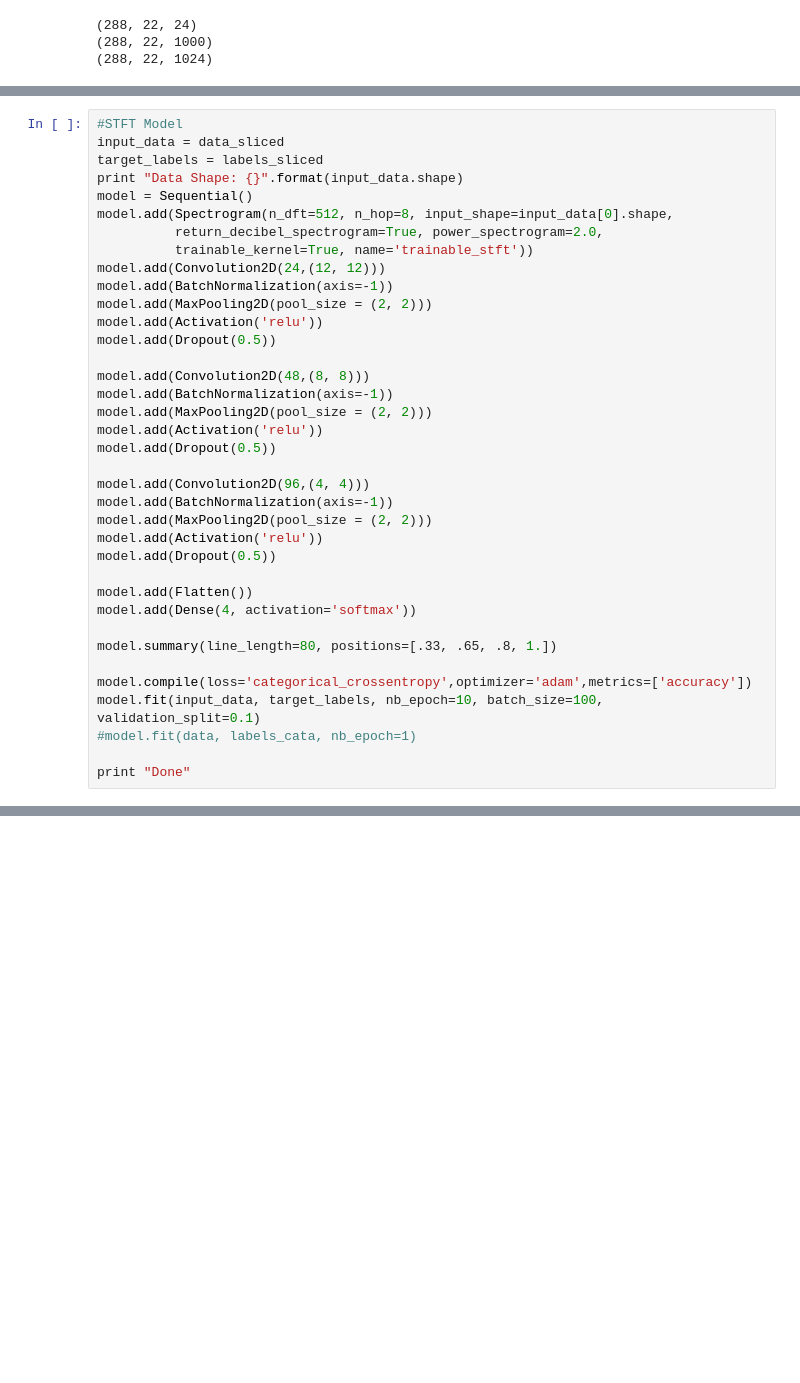
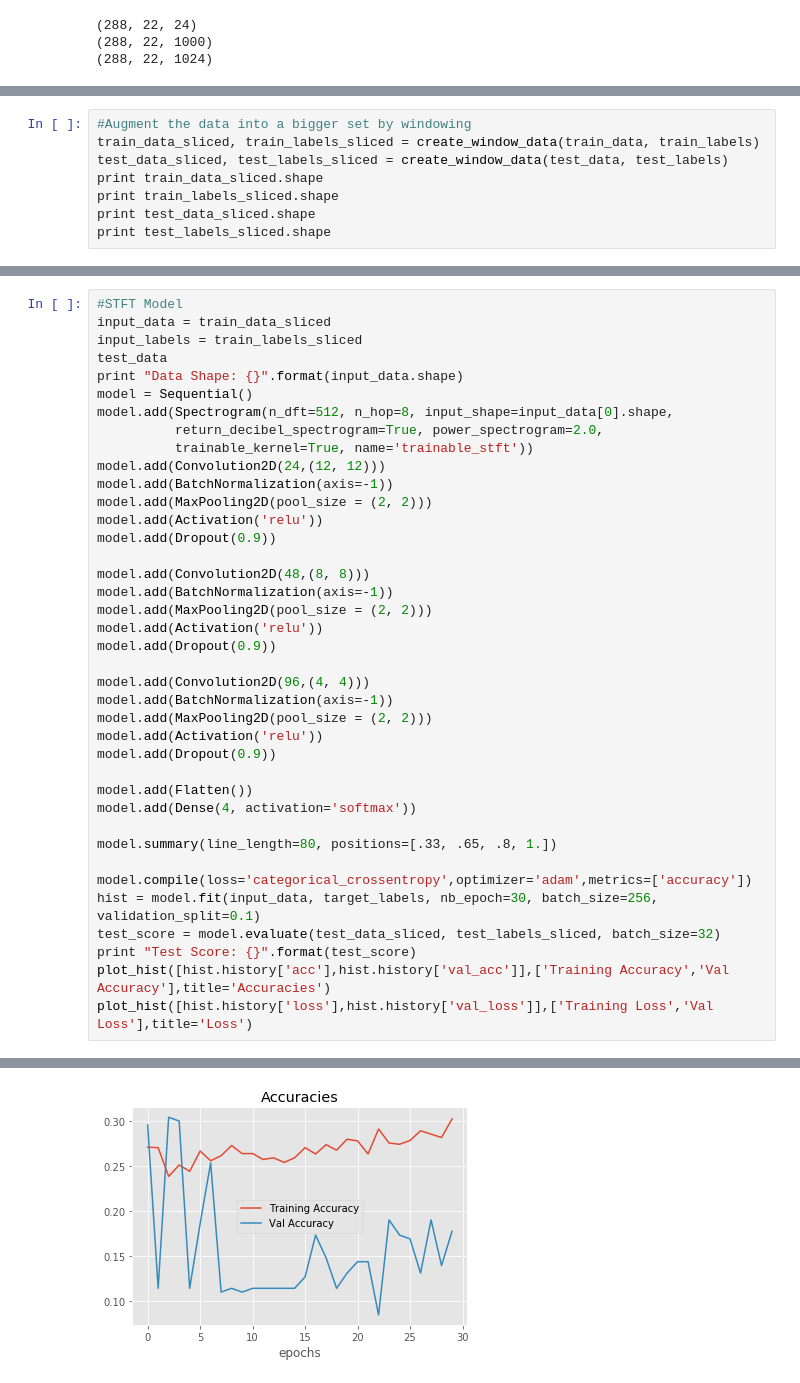
Before and after one commit to kunalpatel1793/Neural-Nets-Final-Project, a Jupyter notebook: KerasTestingSTFTCNN.ipynb, the cells around one changed output, grey strips where cells are left out. Saved outputs shown, nothing was run; the diff lists cells and outputs as text; blank space fills up the shorter version.

```diff
--- a/KerasTestingSTFTCNN.ipynb
+++ b/KerasTestingSTFTCNN.ipynb
@@ -110,0 +99,8 @@ print labels_sliced.shape
+# %%
+#Augment the data into a bigger set by windowing
+train_data_sliced, train_labels_sliced = create_window_data(train_data, train_labels)
+test_data_sliced, test_labels_sliced = create_window_data(test_data, test_labels)
+print train_data_sliced.shape
+print train_labels_sliced.shape
+print test_data_sliced.shape
+print test_labels_sliced.shape
@@ -206,7 +195,8 @@ Channels
 # %%
 #STFT Model
-input_data = data_sliced
-target_labels = labels_sliced
+input_data = train_data_sliced
+input_labels = train_labels_sliced
+test_data
 print "Data Shape: {}".format(input_data.shape)
 model = Sequential()
 model.add(Spectrogram(n_dft=512, n_hop=8, input_shape=input_data[0].shape,
@@ -216,19 +206,19 @@ model.add(Convolution2D(24,(12, 12)))
 model.add(BatchNormalization(axis=-1))
 model.add(MaxPooling2D(pool_size = (2, 2)))
 model.add(Activation('relu'))
-model.add(Dropout(0.5))
+model.add(Dropout(0.9))
 
 model.add(Convolution2D(48,(8, 8)))
 model.add(BatchNormalization(axis=-1))
 model.add(MaxPooling2D(pool_size = (2, 2)))
 model.add(Activation('relu'))
-model.add(Dropout(0.5))
+model.add(Dropout(0.9))
 
 model.add(Convolution2D(96,(4, 4)))
 model.add(BatchNormalization(axis=-1))
 model.add(MaxPooling2D(pool_size = (2, 2)))
 model.add(Activation('relu'))
-model.add(Dropout(0.5))
+model.add(Dropout(0.9))
 
 model.add(Flatten())
 model.add(Dense(4, activation='softmax'))
@@ -236,8 +226,9 @@ model.add(Dense(4, activation='softmax'))
 model.summary(line_length=80, positions=[.33, .65, .8, 1.])
 
 model.compile(loss='categorical_crossentropy',optimizer='adam',metrics=['accuracy'])
-model.fit(input_data, target_labels, nb_epoch=10, batch_size=100, validation_split=0.1)
-#model.fit(data, labels_cata, nb_epoch=1)
-
-print "Done"
+hist = model.fit(input_data, target_labels, nb_epoch=30, batch_size=256, validation_split=0.1)
+test_score = model.evaluate(test_data_sliced, test_labels_sliced, batch_size=32)
+print "Test Score: {}".format(test_score)
+plot_hist([hist.history['acc'],hist.history['val_acc']],['Training Accuracy','Val Accuracy'],title='Accuracies')
+plot_hist([hist.history['loss'],hist.history['val_loss']],['Training Loss','Val Loss'],title='Loss')
 # %% [output]
@@ -260,0 +252 @@ Done
+[figure, added]
```
Also changed, not shown: parts of 13 cells of this notebook, 2 other files.
